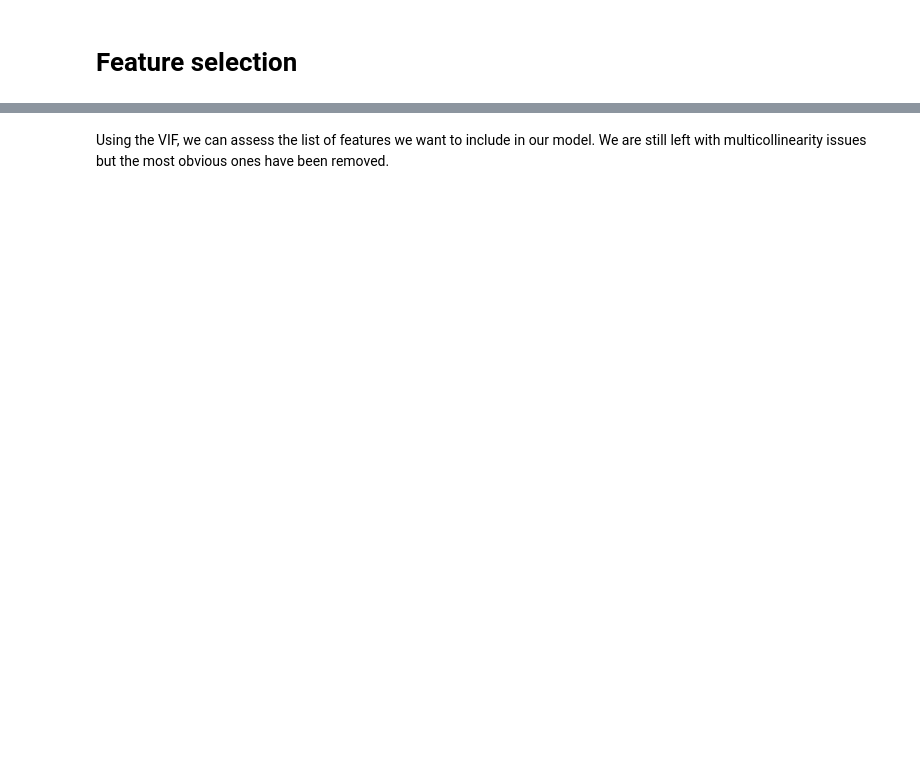
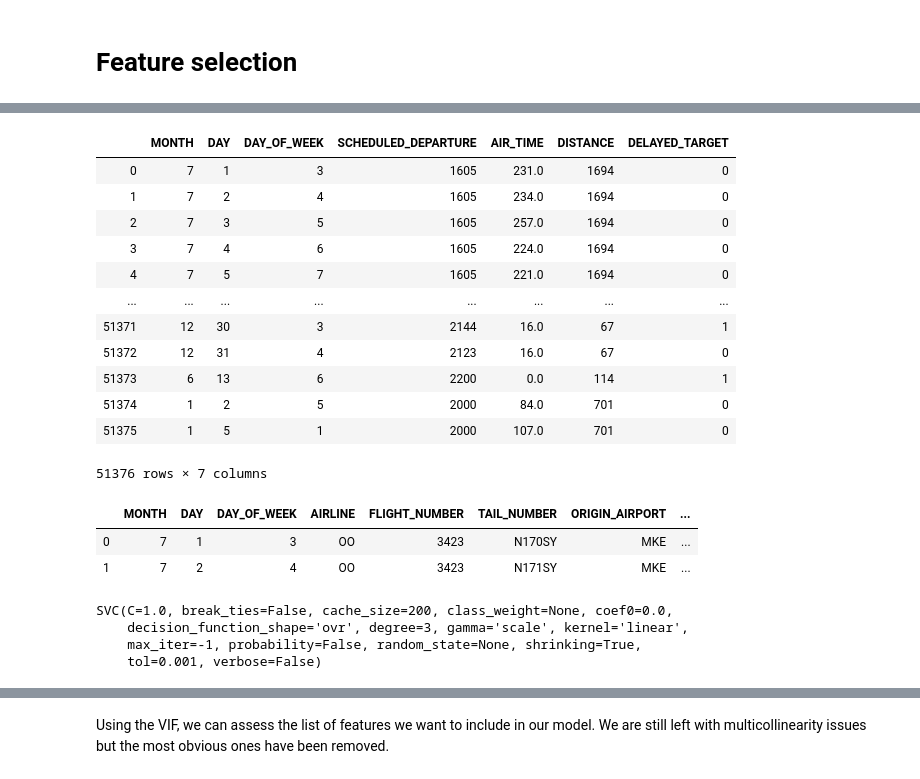
Before and after one commit to petehumphries/Flatiron_Project_5, a Jupyter notebook: PH_flight_delays_and_cancellations_ETL.ipynb, the cells around one changed output, grey strips where cells are left out. Drawn from its saved outputs; the diff is of its cells as text; code cells hidden in the pictures; blank space fills up the shorter version.

```diff
--- a/PH_flight_delays_and_cancellations_ETL.ipynb
+++ b/PH_flight_delays_and_cancellations_ETL.ipynb
@@ -214,0 +182,16 @@ sns.heatmap(dfFeatures.corr(), center=0, annot=True);
+# %%
+dfFeatures
+# %% [output]
+|  | MONTH | DAY | DAY_OF_WEEK | SCHEDULED_DEPARTURE | AIR_TIME | DISTANCE | DELAYED_TARGET |
+| 0 | 7 | 1 | 3 | 1605 | 231.0 | 1694 | 0 |
+| 1 | 7 | 2 | 4 | 1605 | 234.0 | 1694 | 0 |
+| 2 | 7 | 3 | 5 | 1605 | 257.0 | 1694 | 0 |
+| 3 | 7 | 4 | 6 | 1605 | 224.0 | 1694 | 0 |
+| 4 | 7 | 5 | 7 | 1605 | 221.0 | 1694 | 0 |
+| ... | ... | ... | ... | ... | ... | ... | ... |
+| 51371 | 12 | 30 | 3 | 2144 | 16.0 | 67 | 1 |
+| 51372 | 12 | 31 | 4 | 2123 | 16.0 | 67 | 0 |
+| 51373 | 6 | 13 | 6 | 2200 | 0.0 | 114 | 1 |
+| 51374 | 1 | 2 | 5 | 2000 | 84.0 | 701 | 0 |
+| 51375 | 1 | 5 | 1 | 2000 | 107.0 | 701 | 0 |
+51376 rows × 7 columns
@@ -214,0 +205,7 @@ sns.heatmap(dfFeatures.corr(), center=0, annot=True);
+# %%
+dff = dfFeatures.iloc[:1100]
+df.head(2)
+# %% [output]
+|  | MONTH | DAY | DAY_OF_WEEK | AIRLINE | FLIGHT_NUMBER | TAIL_NUMBER | ORIGIN_AIRPORT | ... |
+| 0 | 7 | 1 | 3 | OO | 3423 | N170SY | MKE | ... |
+| 1 | 7 | 2 | 4 | OO | 3423 | N171SY | MKE | ... |
@@ -214,0 +217,9 @@ sns.heatmap(dfFeatures.corr(), center=0, annot=True);
+# %%
+from sklearn.svm import SVC
+svclassifier = SVC(kernel='linear') #, C=0.1, cache_size=100)
+svclassifier.fit(X_train, y_train)
+# %% [output]
+SVC(C=1.0, break_ties=False, cache_size=200, class_weight=None, coef0=0.0,
+    decision_function_shape='ovr', degree=3, gamma='scale', kernel='linear',
+    max_iter=-1, probability=False, random_state=None, shrinking=True,
+    tol=0.001, verbose=False)
```
Also changed, not shown: parts of 34 cells of this notebook.
